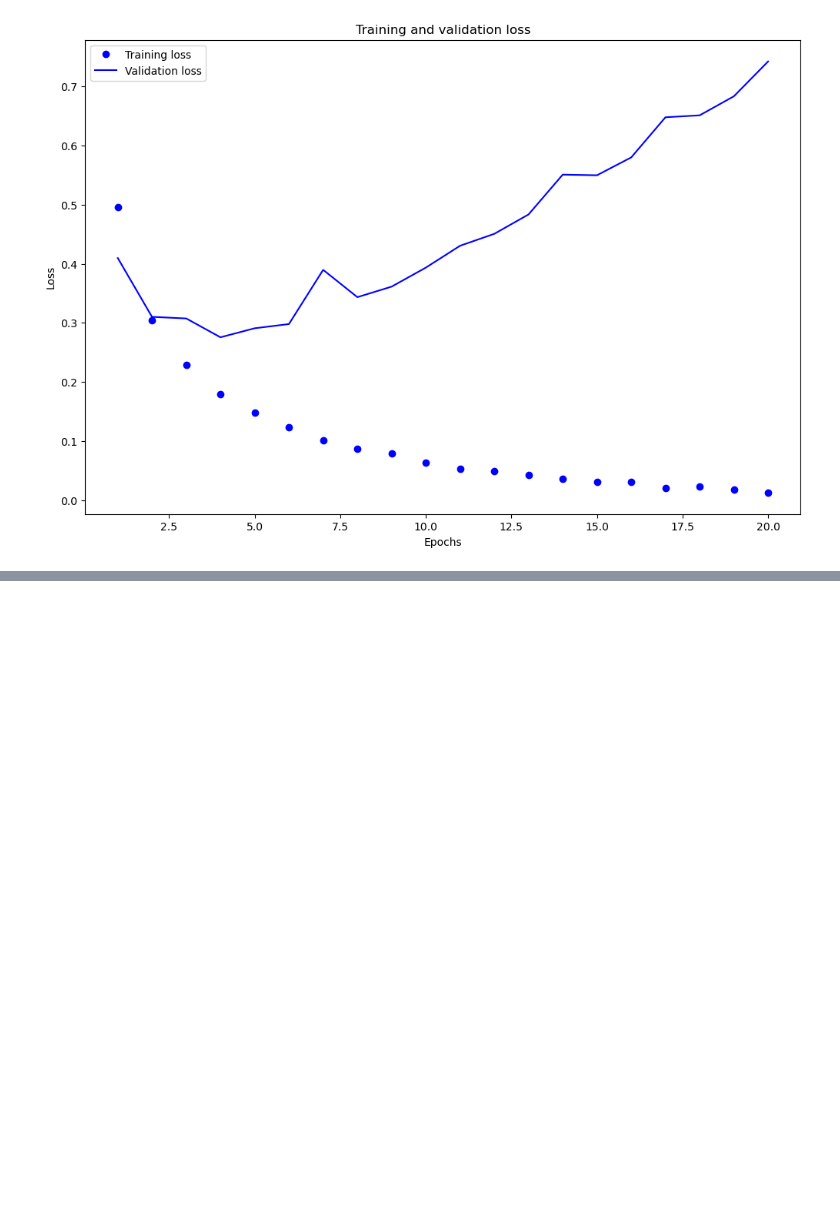
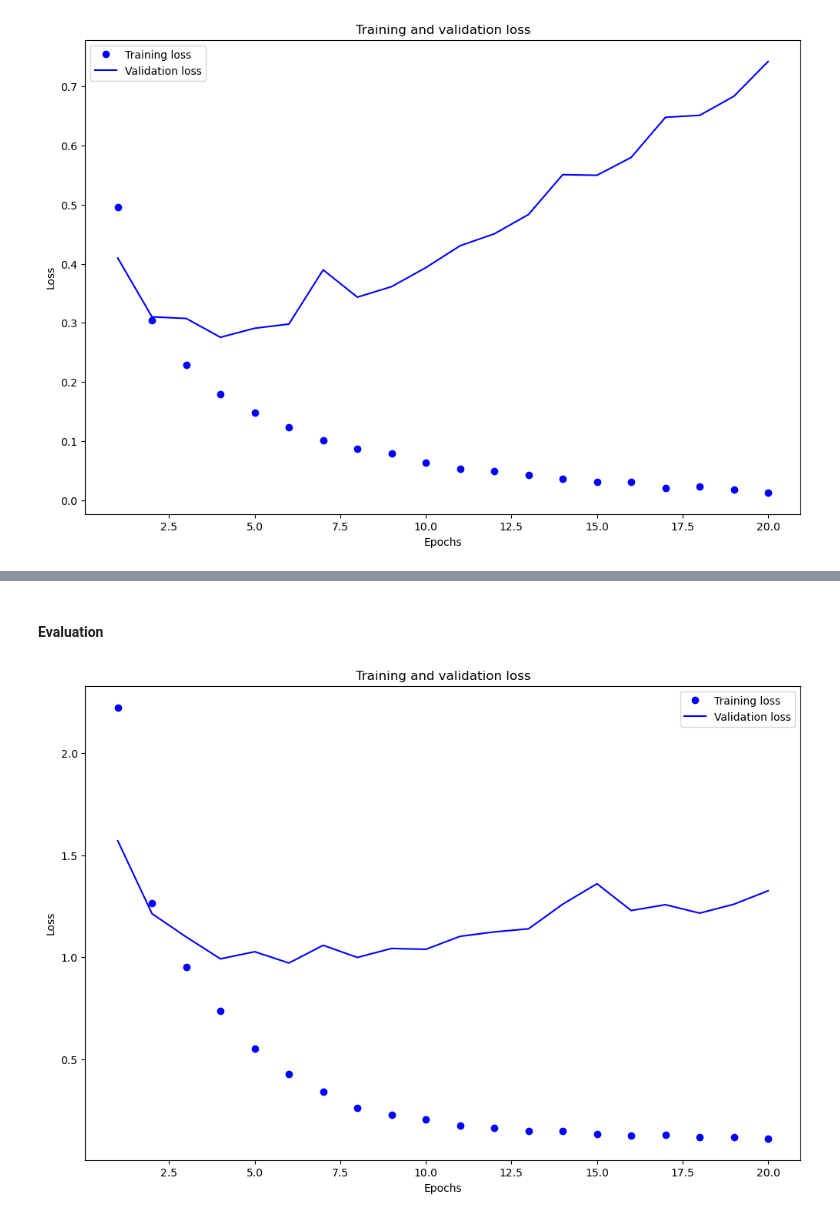
Before and after one commit to IvanLiuTW/code, a Jupyter notebook: build_neural_network.ipynb, the cells around one changed output, grey strips where cells are left out. Cells and saved outputs as stored; diff of their text form; code cells hidden in the pictures; blank space fills up the shorter version.

```diff
--- a/build_neural_network.ipynb
+++ b/build_neural_network.ipynb
@@ -208,0 +308,5 @@ ax.legend();
+# %%
+for idx, item in enumerate(train_data):
+    if idx == 10:
+        break
+    print(f"Review {idx} - length {len(item)}")
@@ -208,0 +406,7 @@ ax.legend();
+# %%
+# Compile the model
+model.compile(
+    optimizer = 'rmsprop',
+    loss = 'categorical_crossentropy',
+    metrics = ['accuracy']
+)
@@ -208,0 +415,16 @@ ax.legend();
+# %%
+# Spilt the validation set
+val_num = 1000
+x_val = x_train[:val_num]
+partial_x_train = x_train[val_num:]
+y_val = y_train[:val_num]
+partial_y_train = y_train[val_num:]
+# %%
+# Training
+history = model.fit(
+    partial_x_train,
+    partial_y_train,
+    epochs = 20,
+    batch_size = 512,
+    validation_data = (x_val, y_val)
+)
@@ -208,0 +454,19 @@ ax.legend();
+# %% [markdown]
+#### Evaluation
+# %%
+history_dict = history.history
+
+# Get loss values
+loss_values = history_dict['loss']
+val_loss_values = history_dict['val_loss']
+# Plot
+epochs = [i+1 for i in range(20)] # X label
+fix, ax = plt.subplots(figsize = (12, 8))
+ax.plot(epochs, loss_values, 'bo', label = 'Training loss')
+ax.plot(epochs, val_loss_values, 'b', label = 'Validation loss')
+ax.set_title('Training and validation loss')
+ax.set_xlabel('Epochs')
+ax.set_ylabel('Loss')
+ax.legend();
+# %% [output]
+[figure, added]
```
Also changed, not shown: parts of 65 cells of this notebook.
